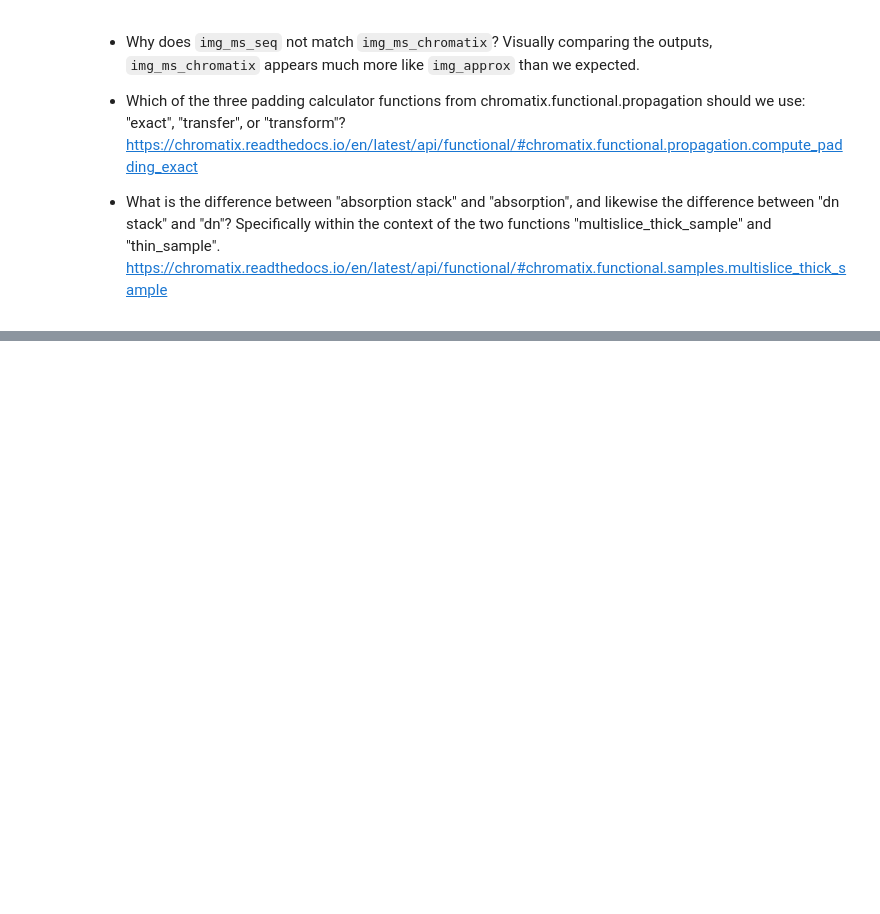
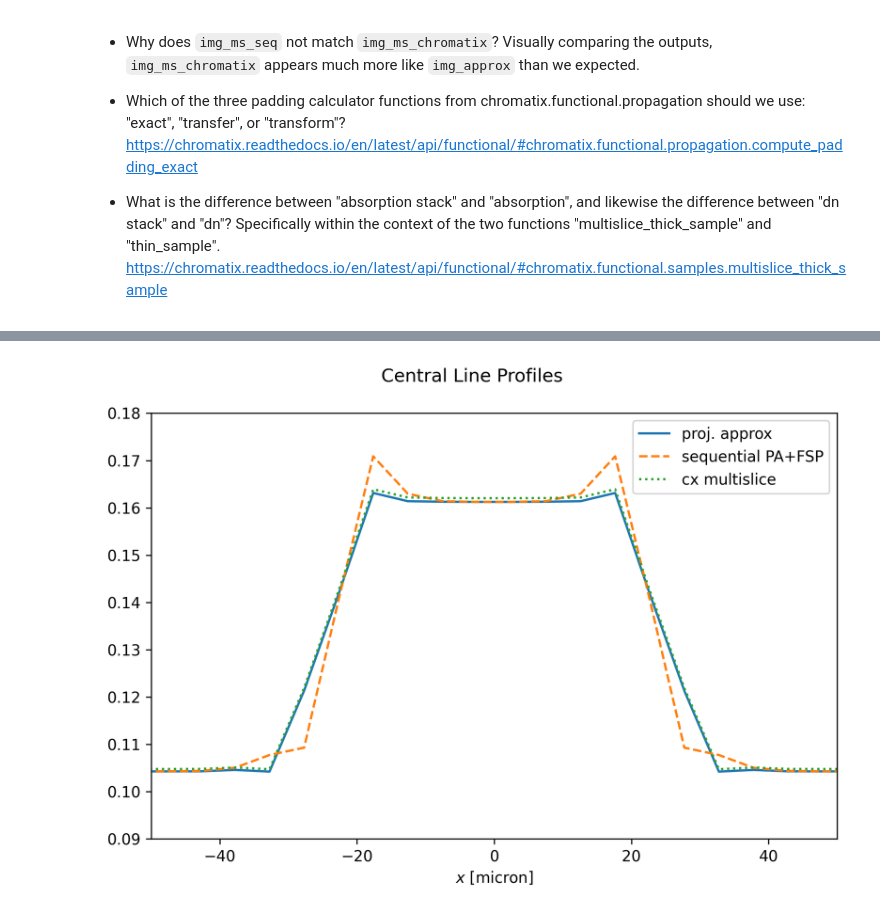
Before and after one commit to gjadick/spectral-xpci, a Jupyter notebook: comparing-two-multislice-functions.ipynb, the cells around one changed output, grey strips where cells are left out. Drawn from its saved outputs; the diff is of its cells as text; code cells hidden in the pictures; blank space fills up the shorter version.

```diff
--- a/comparing-two-multislice-functions.ipynb
+++ b/comparing-two-multislice-functions.ipynb
@@ -216,0 +239,11 @@ plt.show()
+# %%
+#####
+# Incident field.
+field = cx.plane_wave(
+    shape = phantom_shape[1:],
+    dx = dx,
+    spectrum = get_wavelen(energy),
+    spectral_density = 1.0,
+)
+field = (field / field.intensity.max()**0.5)
+cval = field.intensity.max()
@@ -216,0 +263,67 @@ plt.show()
+# %%
+# N = 1024 already from params block above
+
+N_pad = 256
+# %%
+%%time
+
+#####
+# Three different methods for modulating the wave through the phantom:
+exit_fields = []
+
+# method 1: native chromatix function `multislice_thick_sample`
+exit_fields.append(
+    cx.multislice_thick_sample(field, obj_beta, obj_delta, n_avg, dz, N_pad)   # maybe reverse_propagate_distance=0
+)
+
+# method 2: sequentially repeating cx functions `thin_sample` and `transfer_propagate`
+field_k = field
+for k in range(Nz):
+    field_k = cx.thin_sample(field_k, obj_beta[k][None, ..., None, None], obj_delta[k][None, ..., None, None], dz)
+    field_k = cx.transfer_propagate(field_k, dz, n_medium, N_pad, cval=cval, mode='same')
+exit_fields.append(field_k)
+
+# method 3: projection approximation `thin_sample` only.
+beta_proj = dz * jnp.sum(obj_beta, axis=0)
+delta_proj = dz * jnp.sum(obj_delta, axis=0)
+exit_fields.append(
+    cx.thin_sample(field, beta_proj[None, ..., None, None], delta_proj[None, ..., None, None], 1.0)
+)
+
+
+#####
+# Apply the same free-space propagation method for each exit field:
+imgs = []
+for exit_field in exit_fields:
+    det_field = cx.transfer_propagate(exit_field, propdist, n_medium, N_pad, cval=cval, mode='same')
+    det_resample_func = init_plane_resample(det_shape, (det_dx, det_dx), resampling_method='linear')
+    img = det_resample_func(det_field.intensity.squeeze()[...,None,None], field.dx.ravel()[:1])[...,0,0]
+    img = img / (det_dx/dx)**2  # normalize counts to new pixel size
+    imgs.append(img)
+
+
+#####
+# Extract the final images:
+img_ms_chromatix = imgs[0]   # chromatix multislice
+img_ms_seq = imgs[1]         # sequential multislice + propagation
+img_approx = imgs[2]         # projection approximation only
+
+
+# Central line profiles better show the difference at the edges.
+
+fig, ax = plt.subplots(nrows=1, ncols=1, figsize=[7,5], dpi=300)
+
+fig.suptitle('Central Line Profiles')
+i_row = int((det_shape[0])/2)
+x = 1e6 * np.linspace(-fov/2, fov/2, det_shape[0])
+ax.set_xlabel('$x$ [micron]')
+ax.set_xlim(-fiber_width*1e6, fiber_width*1e6)  # zoom into the fiber width
+ax.set_ylim(0.09, 0.18)
+ax.plot(x, img_approx[i_row], linestyle='-', label='proj. approx')
+ax.plot(x, img_ms_seq[i_row], linestyle='--', label='sequential PA+FSP')
+ax.plot(x, img_ms_chromatix[i_row], linestyle=':', label='cx multislice')
+ax.legend()
+fig.tight_layout()
+plt.show()
+# %% [output]
+[figure, added]
```
Also changed, not shown: parts of 6 cells of this notebook.
